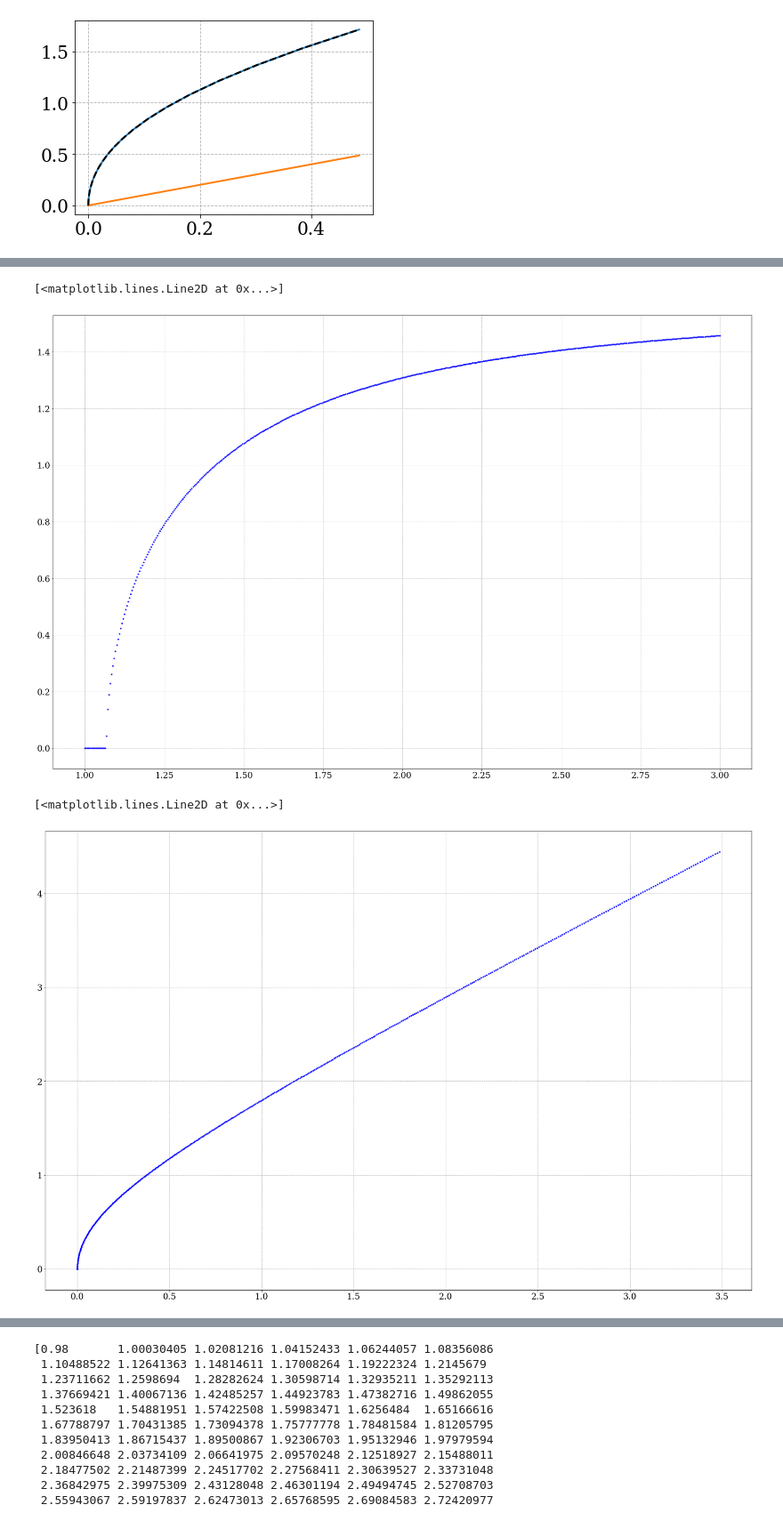
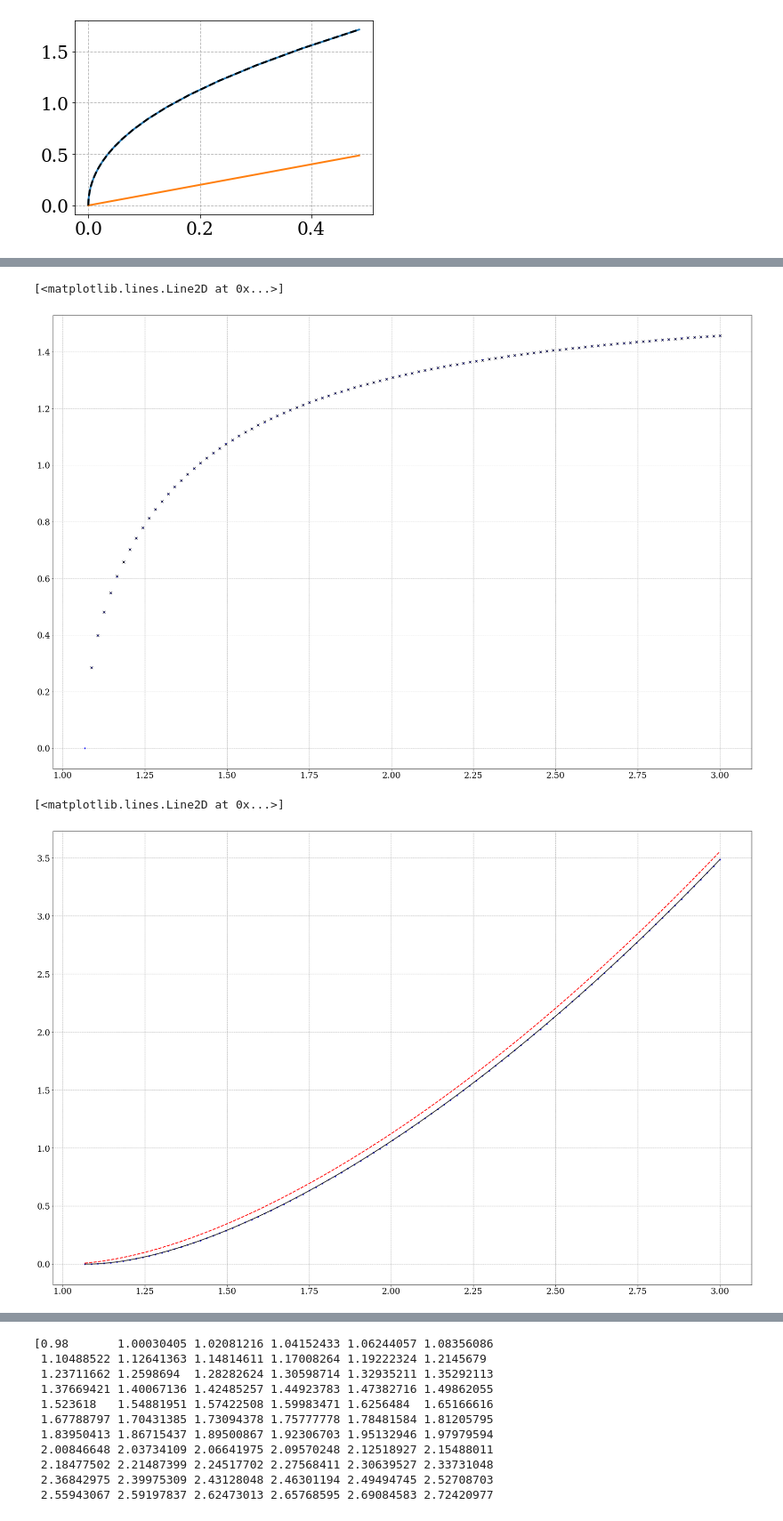
Before and after one commit to martkjoh/master, a Jupyter notebook: scripts/pion_star/pion_star.ipynb, the cells around one changed output, grey strips where cells are left out. Shown at 89% size. Drawn from its saved outputs; the diff is of its cells as text; code cells hidden in the pictures.

```diff
--- a/scripts/pion_star/pion_star.ipynb
+++ b/scripts/pion_star/pion_star.ipynb
@@ -36,20 +36,20 @@ plt.plot(p2(x), u2(x), "k--")
 [<matplotlib.lines.Line2D at 0x...>]
 [figure]
 # %%
-D = 0.07
+D =  0.07
 
-F0 = lambda mu, a : -(cos(a) + 1/2 * mu**2 * sin(a)**2 + D*cos(a)**2)
-F  = lambda mu, a : F0(mu, a) - F0(0, 0)
+F = lambda mu, a : -(cos(a) + 1/2 * mu**2 * sin(a)**2 + D*cos(a)**2)
+
 d = .005
 
 k = sqrt(1 +  2*D)
 mu = np.linspace(k-d, k+d, 50)
-a = np.linspace(-0.02, 0.15, 500)
+A = np.linspace(-0.02, 0.15, 500)
 
 fig, ax = plt.subplots(figsize=(30, 20))
 
 for mu0 in mu:
-    ax.plot(a, F(mu0, a), "b", lw=2, alpha=0.4)
-    i = np.argmin(F(mu0, a))
-    ax.plot(a[i],F(mu0, a[i]), "kx")
+    ax.plot(A, F(mu0, A), "b", lw=2, alpha=0.4)
+    i = np.argmin(F(mu0, A))
+    ax.plot(A[i],F(mu0, A[i]), "kx")
 # %% [output]
@@ -57,26 +57,31 @@ for mu0 in mu:
 # %%
-mu = np.linspace(1, 3, 500)
-a = np.linspace(0, 3.15, 5000)
+mu = np.linspace(sqrt(1+2*D), 3, 100)
+A = np.linspace(0, 2, 5000)
 alpha = np.empty_like(mu)
 for i, mu0 in enumerate(mu):
-    j = np.argmin(F(mu0, a))
-    alpha[i] = a[j]
+    j = np.argmin(F(mu0, A))
+    alpha[i] = A[j]
 
 fig, ax = plt.subplots(figsize=(30, 20))
 
 ax.plot(mu, alpha, "b.", lw=2, alpha=0.8)
+ax.plot(mu, np.arccos(1 / (mu**2 - 2*D)), "kx", lw=1)
 # %% [output]
 [<matplotlib.lines.Line2D at 0x...>]
-[figure, old version]
+[figure, new version]
 # %%
-nI = lambda mu: (mu * sin(alpha)**2)
-p = lambda mu: -F(mu, alpha)
-u0 = lambda mu: -p(mu) + mu * nI(mu)
-u = lambda mu: u0(mu) - u0(0)
+p = lambda mu : -F(mu, alpha) + F(mu[0], alpha[0])
+
+u = lambda mu: -p(mu) + mu**2 * sin(alpha)**2
+
+p2 = lambda mu: 1/2 * (mu**2 + 1/(mu**2 - 2*D)  - 2 - 2*D)
 
 fig, ax = plt.subplots(figsize=(30, 20))
 
-ax.plot(p(mu), u(mu), "b.", lw=2, alpha=0.8)
+ax.plot(mu, p(mu), "b.", lw=2, alpha=0.8)
+ax.plot(mu, p2(mu) , "k", lw=2, alpha=0.8)
+ax.plot(mu, p1(mu), "r--")
+# print(alpha - np.arccos(1 /(mu**2 - 2*D)))
 # %% [output]
 [<matplotlib.lines.Line2D at 0x...>]
-[figure, old version]
+[figure, new version]
```
Also changed, not shown: parts of 5 cells of this notebook, 22 other files.
